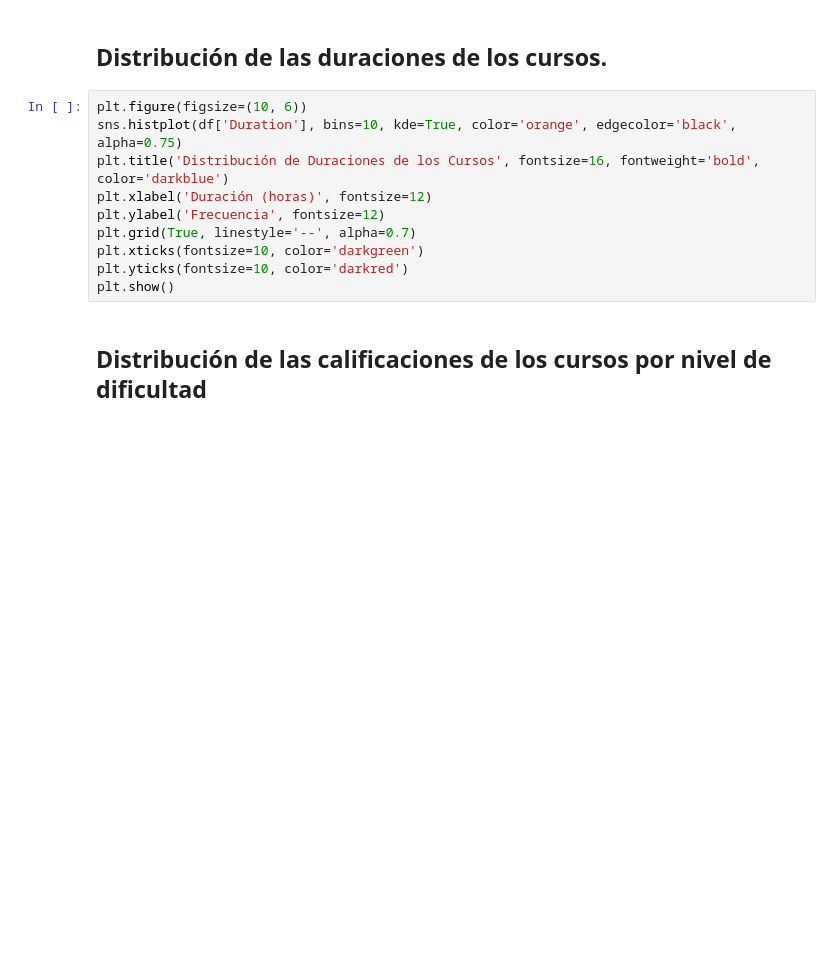
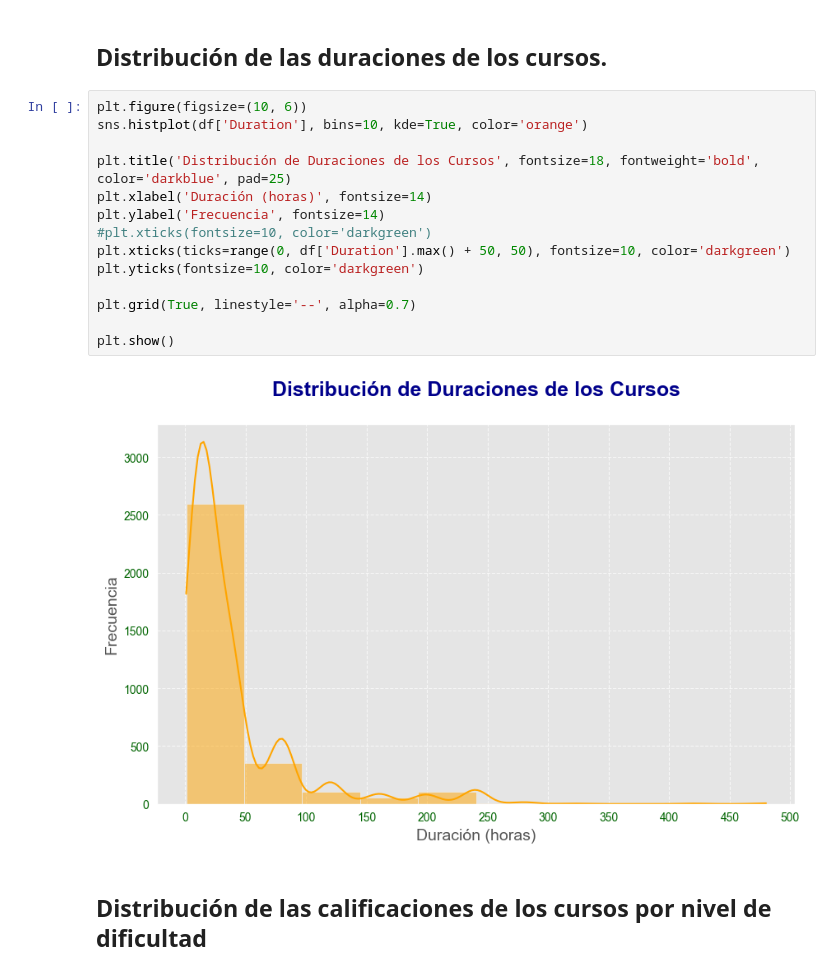
Before and after one commit to LorenaGarcia10SJ/-SS2-Seminario2_201700399, a Jupyter notebook: [SS2]Practica2_201700399/Practica2.ipynb, the cells around one changed output. Drawn from its saved outputs; the diff is of its cells as text; blank space fills up the shorter version.

```diff
--- a/[SS2]Practica2_201700399/Practica2.ipynb
+++ b/[SS2]Practica2_201700399/Practica2.ipynb
@@ -598,14 +608,20 @@ plt.show()
 ## Distribución de las duraciones de los cursos.
 # %%
 plt.figure(figsize=(10, 6))
-sns.histplot(df['Duration'], bins=10, kde=True, color='orange', edgecolor='black', alpha=0.75)
-plt.title('Distribución de Duraciones de los Cursos', fontsize=16, fontweight='bold', color='darkblue')
-plt.xlabel('Duración (horas)', fontsize=12)
-plt.ylabel('Frecuencia', fontsize=12)
+sns.histplot(df['Duration'], bins=10, kde=True, color='orange')
+
+plt.title('Distribución de Duraciones de los Cursos', fontsize=18, fontweight='bold', color='darkblue', pad=25)
+plt.xlabel('Duración (horas)', fontsize=14)
+plt.ylabel('Frecuencia', fontsize=14)
+#plt.xticks(fontsize=10, color='darkgreen')
+plt.xticks(ticks=range(0, df['Duration'].max() + 50, 50), fontsize=10, color='darkgreen')
+plt.yticks(fontsize=10, color='darkgreen')
+
 plt.grid(True, linestyle='--', alpha=0.7)
-plt.xticks(fontsize=10, color='darkgreen')
-plt.yticks(fontsize=10, color='darkred')
+
 plt.show()
+# %% [output]
+[figure, added]
 # %% [markdown]
 ##  Distribución de las calificaciones de los cursos por nivel de dificultad
 # %%
```
Also changed, not shown: parts of 3 cells of this notebook.
